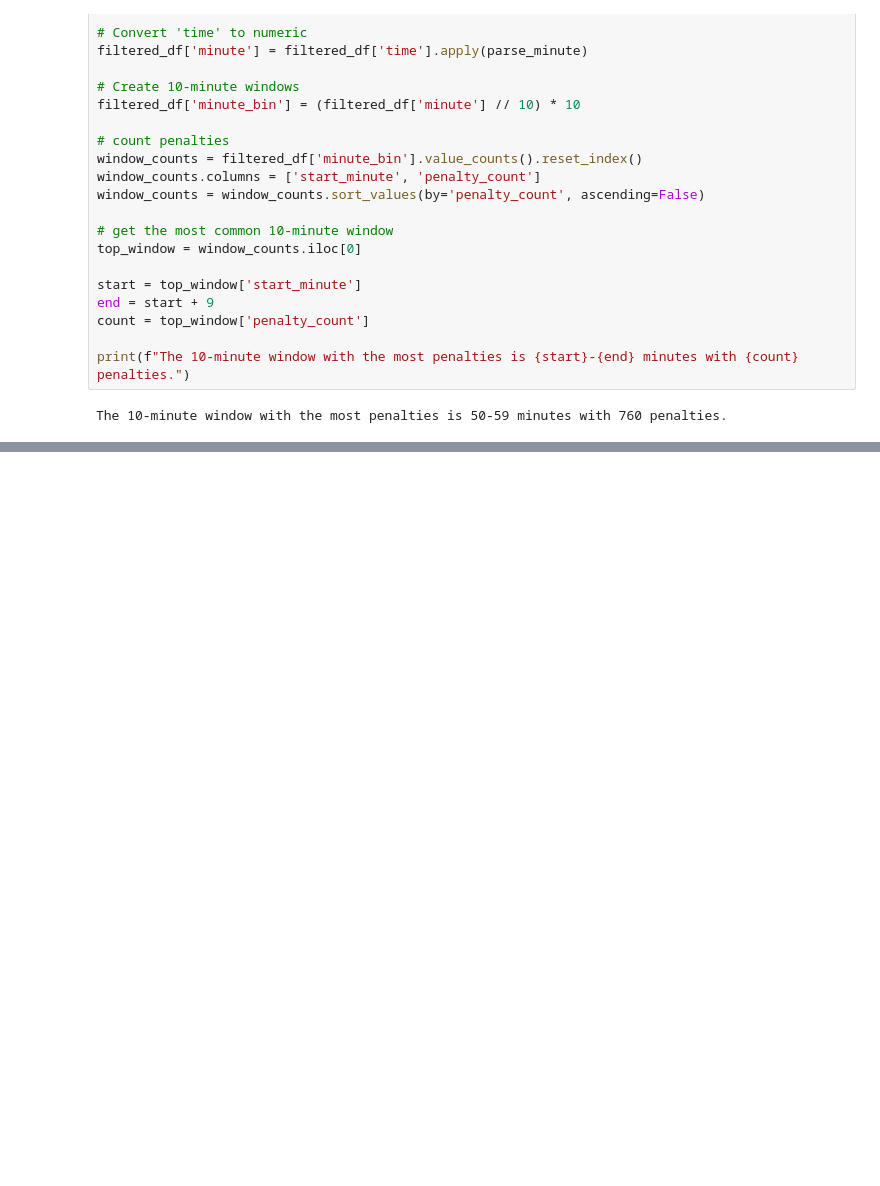
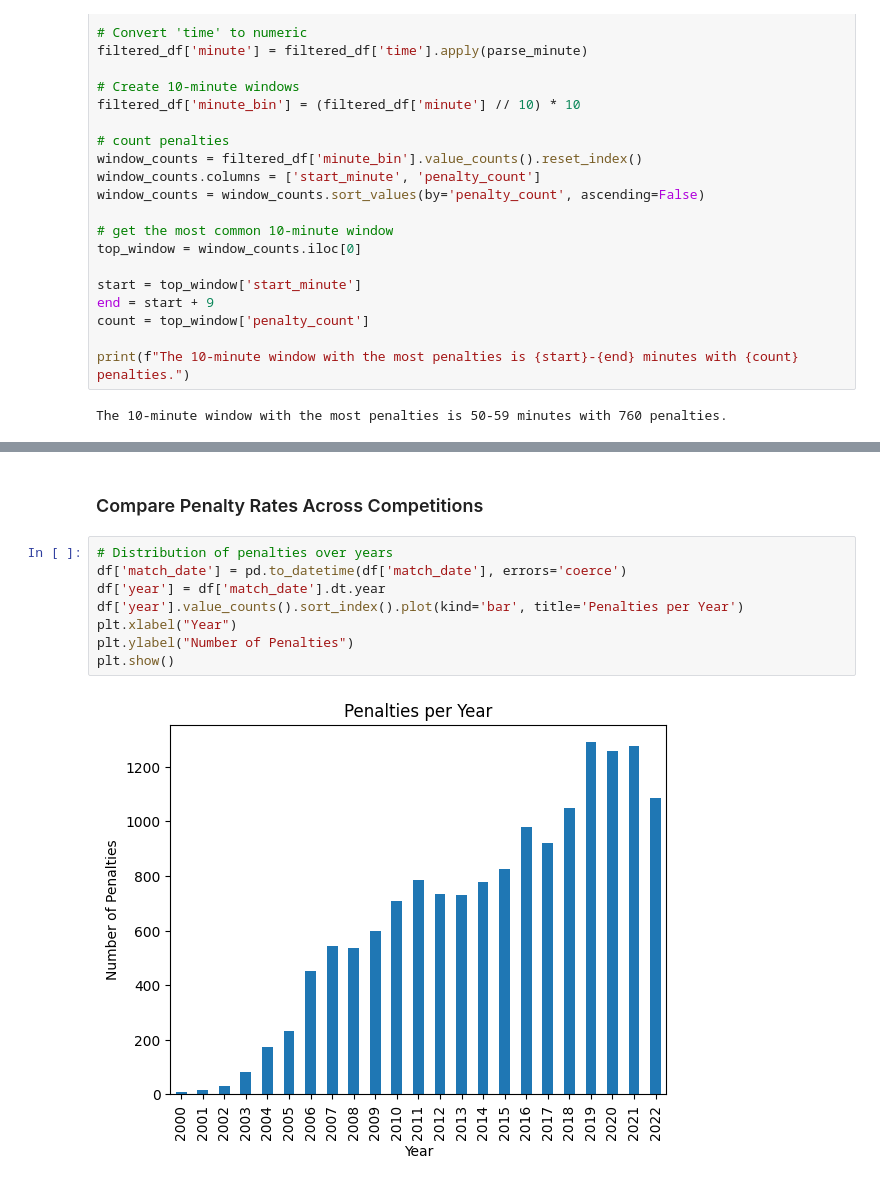
Before and after one commit to mr-robot77/Football-Data-Analyse, a Jupyter notebook: Penalty_analysis.ipynb, the cells around one changed output, grey strips where cells are left out. Cells and saved outputs as stored; diff of their text form; blank space fills up the shorter version.

```diff
--- a/Penalty_analysis.ipynb
+++ b/Penalty_analysis.ipynb
@@ -127,0 +207,12 @@ plt.show()
+# %% [markdown]
+### Compare Penalty Rates Across Competitions
+# %%
+# Distribution of penalties over years
+df['match_date'] = pd.to_datetime(df['match_date'], errors='coerce')
+df['year'] = df['match_date'].dt.year
+df['year'].value_counts().sort_index().plot(kind='bar', title='Penalties per Year')
+plt.xlabel("Year")
+plt.ylabel("Number of Penalties")
+plt.show()
+# %% [output]
+[figure, added]
```
Also changed, not shown: parts of 33 cells of this notebook.
